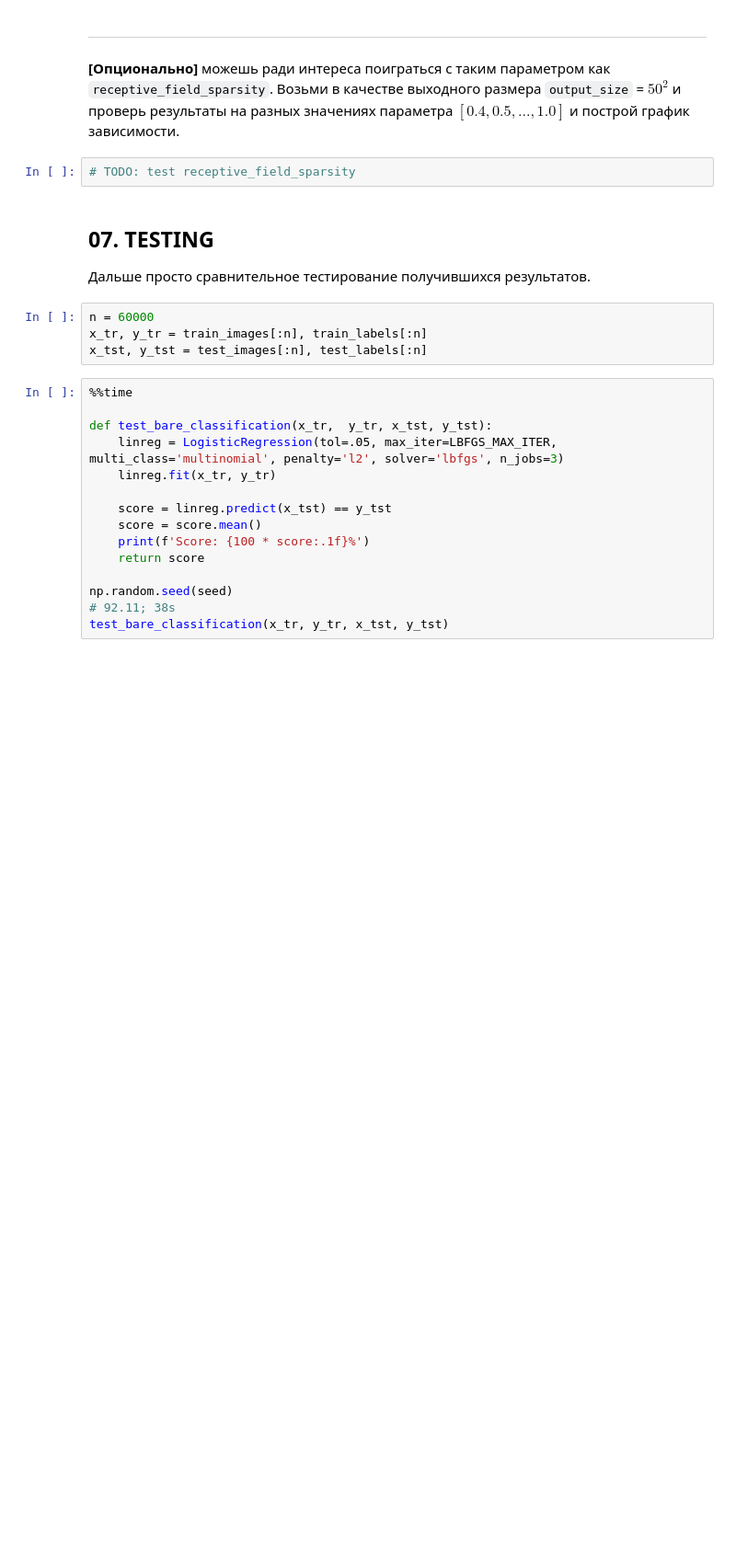
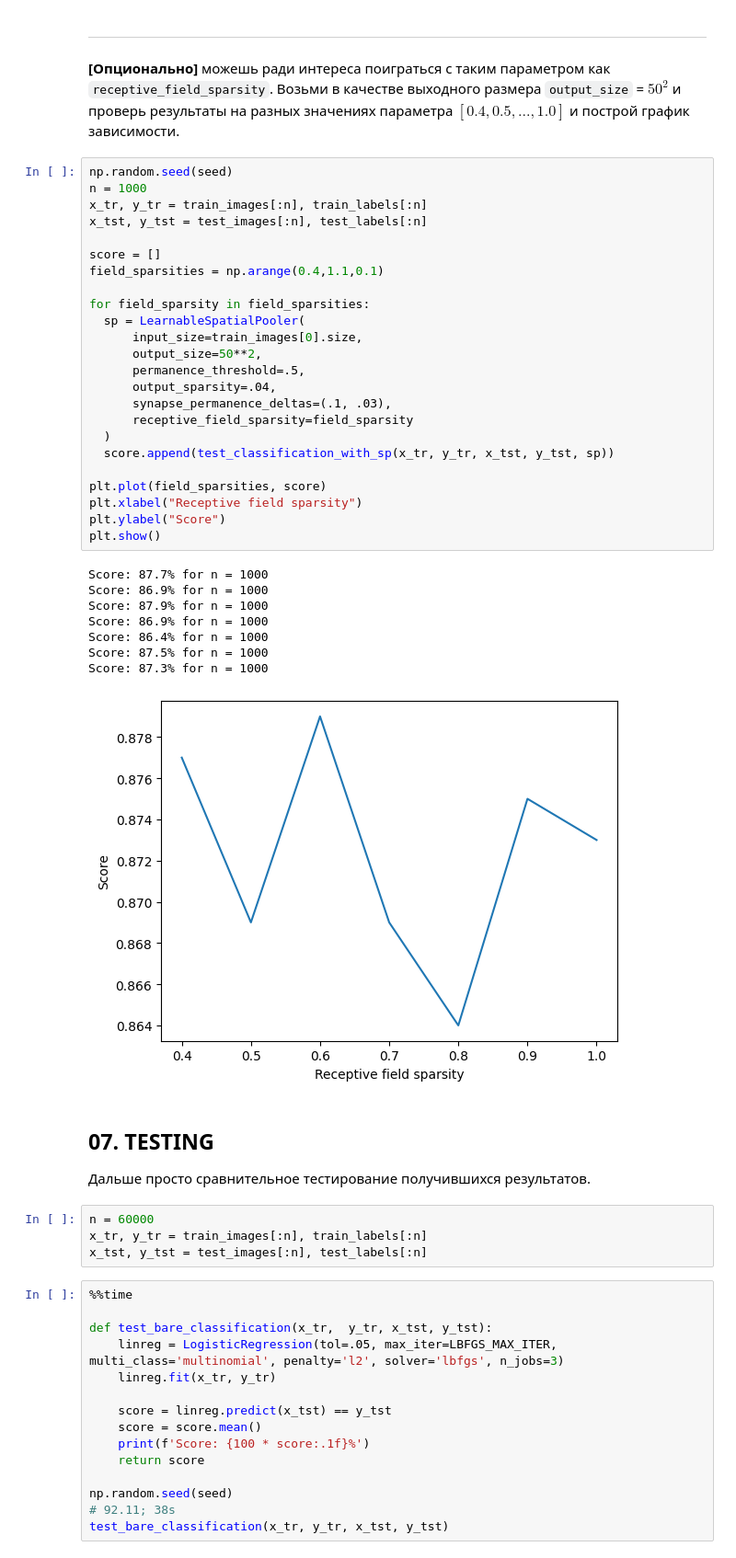
Before and after one commit to Rodyarad/cds_internship_tasks_sp, a Jupyter notebook: sp.ipynb, the cells around one changed output. Shown at 92% size. Drawn from its saved outputs; the diff is of its cells as text; blank space fills up the shorter version.

```diff
--- a/sp.ipynb
+++ b/sp.ipynb
@@ -479,8 +565,39 @@ test_classification_with_sp(x_tr, y_tr, x_tst, y_tst, sp)
 # %% [markdown]
 ___
 __[Опционально]__ можешь ради интереса поиграться с таким параметром как `receptive_field_sparsity`. Возьми в качестве выходного размера `output_size` = $50^2$ и проверь результаты на разных значениях параметра $[0.4, 0.5, ..., 1.0]$ и построй график зависимости.
-# %%
-# TODO: test receptive_field_sparsity
+# %%
+np.random.seed(seed)
+n = 1000
+x_tr, y_tr = train_images[:n], train_labels[:n]
+x_tst, y_tst = test_images[:n], test_labels[:n]
+
+score = []
+field_sparsities = np.arange(0.4,1.1,0.1)
+
+for field_sparsity in field_sparsities:
+  sp = LearnableSpatialPooler(
+      input_size=train_images[0].size,
+      output_size=50**2,
+      permanence_threshold=.5,
+      output_sparsity=.04,
+      synapse_permanence_deltas=(.1, .03),
+      receptive_field_sparsity=field_sparsity
+  )
+  score.append(test_classification_with_sp(x_tr, y_tr, x_tst, y_tst, sp))
+
+plt.plot(field_sparsities, score)
+plt.xlabel("Receptive field sparsity")
+plt.ylabel("Score")
+plt.show()
+# %% [output]
+Score: 87.7% for n = 1000
+Score: 86.9% for n = 1000
+Score: 87.9% for n = 1000
+Score: 86.9% for n = 1000
+Score: 86.4% for n = 1000
+Score: 87.5% for n = 1000
+Score: 87.3% for n = 1000
+[figure, added]
 # %% [markdown]
 ## 07. TESTING
 
```
Also changed, not shown: parts of 16 cells of this notebook.
